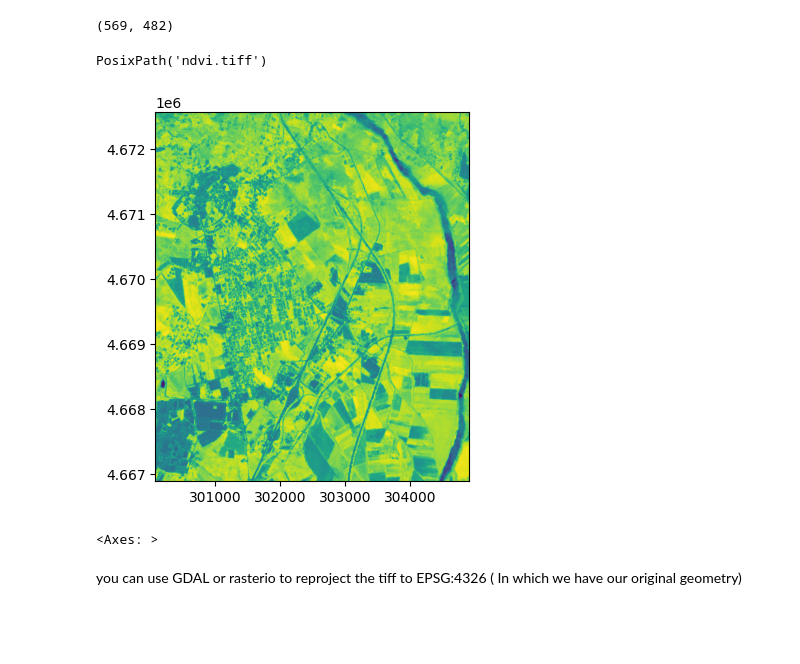
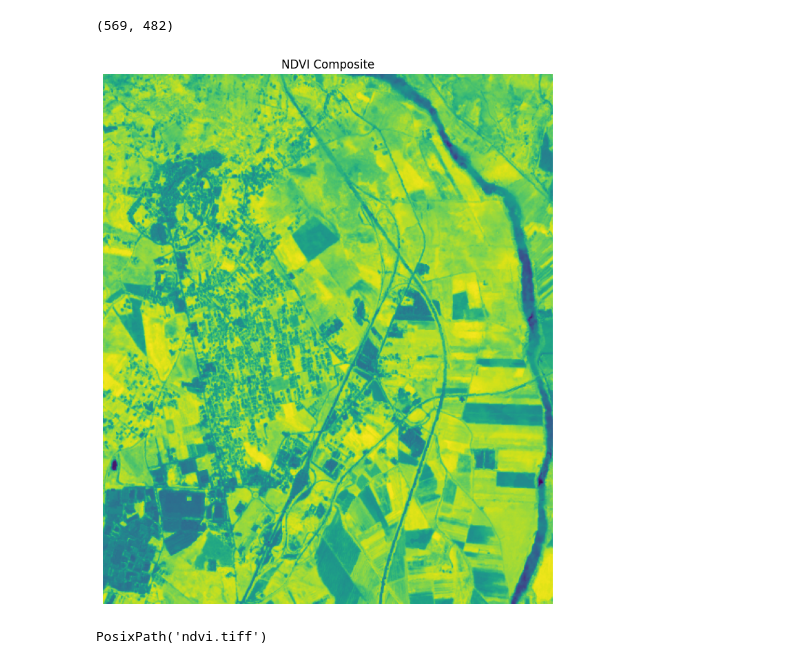
Before and after one commit to SimBoex/RemoteSensing, a Jupyter notebook: Measuring_NDVI.ipynb, the cells around one changed output. Saved outputs shown, nothing was run; the diff lists cells and outputs as text; code cells hidden in the pictures; blank space fills up the shorter version.

```diff
--- a/Measuring_NDVI.ipynb
+++ b/Measuring_NDVI.ipynb
@@ -159,5 +128,13 @@ Coordinates:
 print(NDVI.shape)
 # %% [output]
 (569, 482)
+# %%
+plt.figure(figsize=(10, 10))
+plt.title(f'NDVI Composite')
+plt.imshow(NDVI)
+plt.axis('off')
+plt.show()
+# %% [output]
+[figure, added]
 # %%
 odc.geo.xr.write_cog(NDVI,fname='ndvi.tiff',  overwrite=True)
@@ -164,8 +143,2 @@ odc.geo.xr.write_cog(NDVI,fname='ndvi.tiff',  overwrite=True)
 # %% [output]
 PosixPath('ndvi.tiff')
-# %%
-img = rasterio.open("./ndvi.tiff")
-show(img)
-# %% [output]
-[figure, removed]
-<Axes: >
@@ -178,2 +144,0 @@ masked_data = median_img.where(mask_NDVI)
-# %% [markdown]
-you can use GDAL or rasterio to reproject the tiff to EPSG:4326 ( In which we have our original geometry)
```
Also changed, not shown: parts of 18 cells of this notebook, 5 other files.
